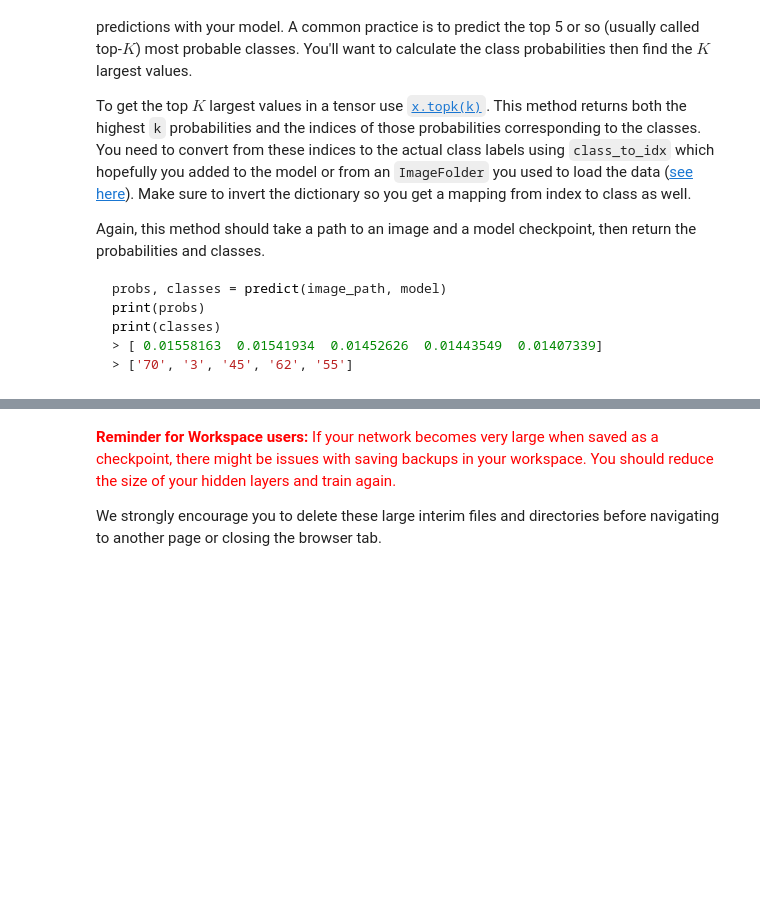
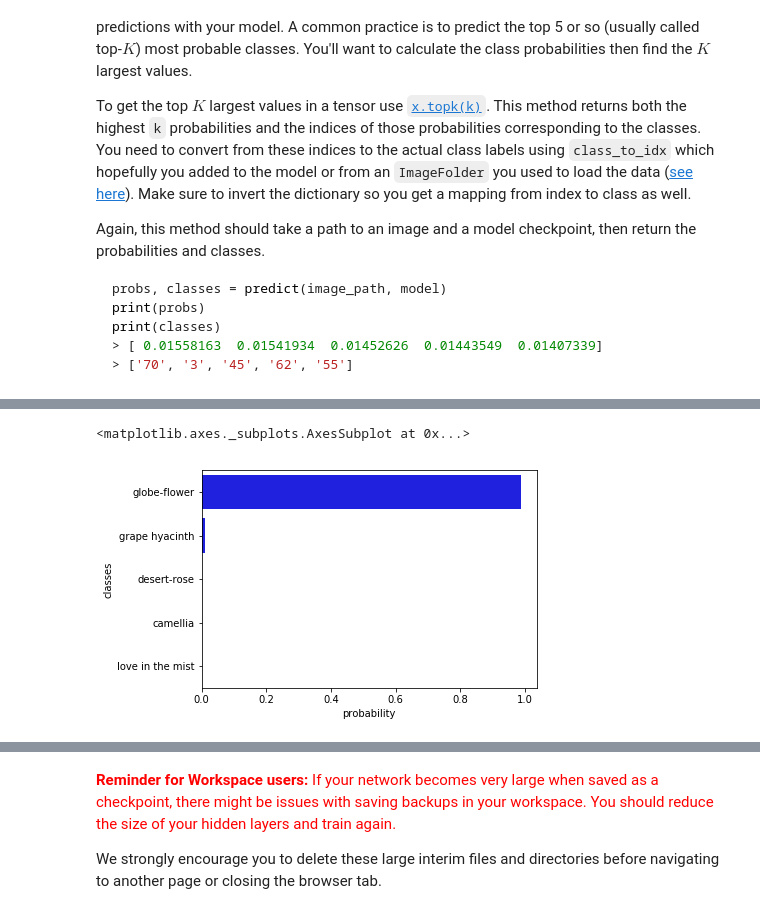
Before and after one commit to AlexYoOS/ai-project-2, a Jupyter notebook: src/Image Classifier Project.ipynb, the cells around one changed output, grey strips where cells are left out. Cells and saved outputs as stored; diff of their text form; code cells hidden in the pictures; blank space fills up the shorter version.

```diff
--- a/src/Image Classifier Project.ipynb
+++ b/src/Image Classifier Project.ipynb
@@ -381,0 +410,10 @@ def predict(image_path, model, topk=5):
+# %%
+probability, classes = predict("flowers/test/37/image_03734.jpg", model, topk=5)
+# %%
+import pandas as pd
+
+
+result_df = pd.DataFrame({'probability': probability,
+                            'classes': classes})
+result_df = result_df.sort_values('probability', ascending=False)
+result_df
@@ -382,3 +427,13 @@ def predict(image_path, model, topk=5):
+# %%
+# Create a horizontal bar plot
+
+import seaborn as sns
+
+sns.barplot(x='probability', y='classes', data=result_df, color='blue')
+# plt.title(highest_probability)
+# %% [output]
+<matplotlib.axes._subplots.AxesSubplot at 0x...>
+[figure, added]
 # %% [markdown]
 ## Sanity Checking
 
```
Also changed, not shown: parts of 33 cells of this notebook.
